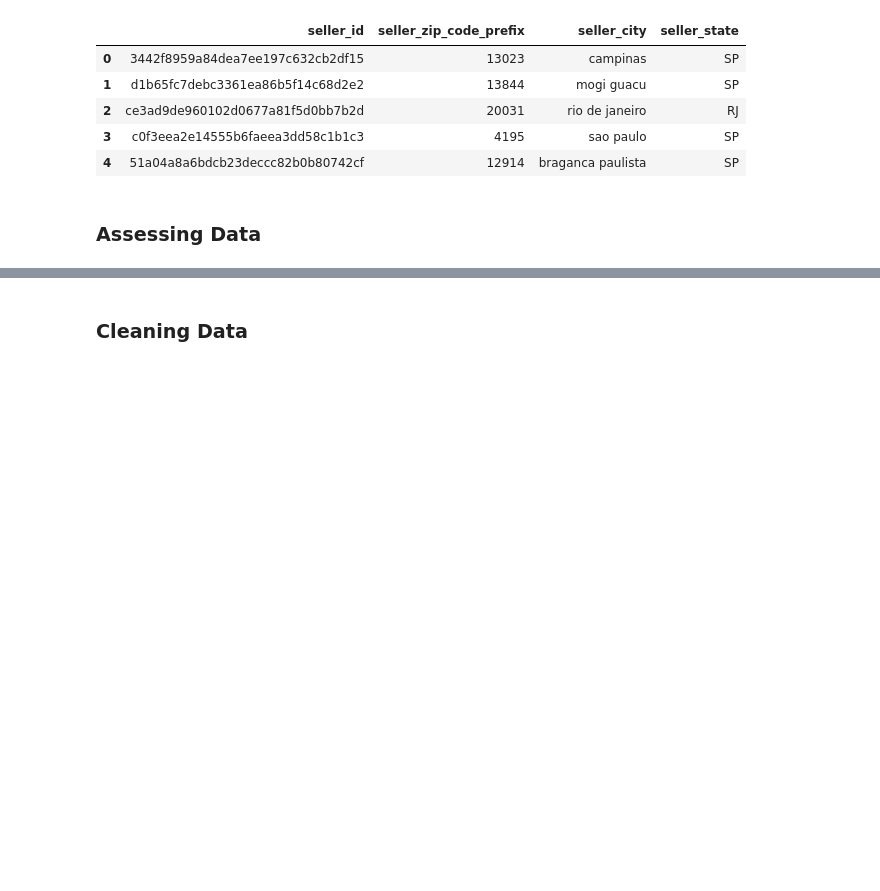
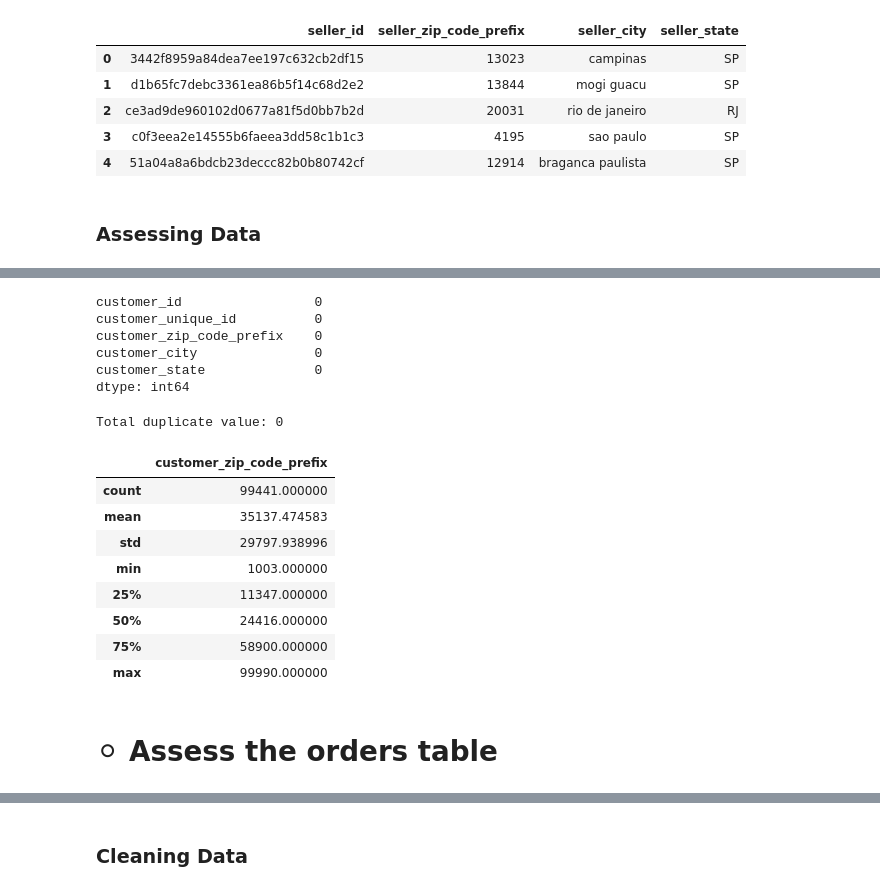
Before and after one commit to stefansphtr/Data-Analytics-Brazilian-Ecommerce, a Jupyter notebook: notebook.ipynb, the cells around one changed output, grey strips where cells are left out. Drawn from its saved outputs; the diff is of its cells as text; code cells hidden in the pictures; blank space fills up the shorter version.

Commit message:
feat(data-assesment): complete assesment of customers and orders table

```diff
--- a/notebook.ipynb
+++ b/notebook.ipynb
@@ -134,0 +169,48 @@ sellers_df.head()
+# %%
+# Check the missing value in the table customers_df
+customers_df.isna().sum()
+# %% [output]
+customer_id                 0
+customer_unique_id          0
+customer_zip_code_prefix    0
+customer_city               0
+customer_state              0
+dtype: int64
+# %%
+# Check the duplicate value in the table customers_df
+duplicate_value = customers_df.duplicated()
+
+print(f"Total duplicate value: {duplicate_value.sum()}")
+# %% [output]
+Total duplicate value: 0
+# %%
+# Check statistics of the table customers_df
+customers_df.describe()
+# %% [output]
+|  | customer_zip_code_prefix |
+| count | 99441.000000 |
+| mean | 35137.474583 |
+| std | 29797.938996 |
+| min | 1003.000000 |
+| 25% | 11347.000000 |
+| 50% | 24416.000000 |
+| 75% | 58900.000000 |
+| max | 99990.000000 |
+# %% [markdown]
+  <h1>⚪ Assess the orders table</h1>
+
+  <style>
+    h1 {
+      color:darkblue;
+      text-align: center;
+      vertical-align: middle;
+      border-radius: 67px;
+      border: 1px solid #fff;
+      background: linear-gradient(
+        180deg,
+        #d9d9d9 82.92%,
+        rgba(217, 217, 217, 0) 100%
+      );
+      box-shadow: 15px 13px 8.2px 9px rgba(0, 0, 0, 0.25);
+    }
+  </style>
```
Also changed, not shown: parts of 13 cells of this notebook.
